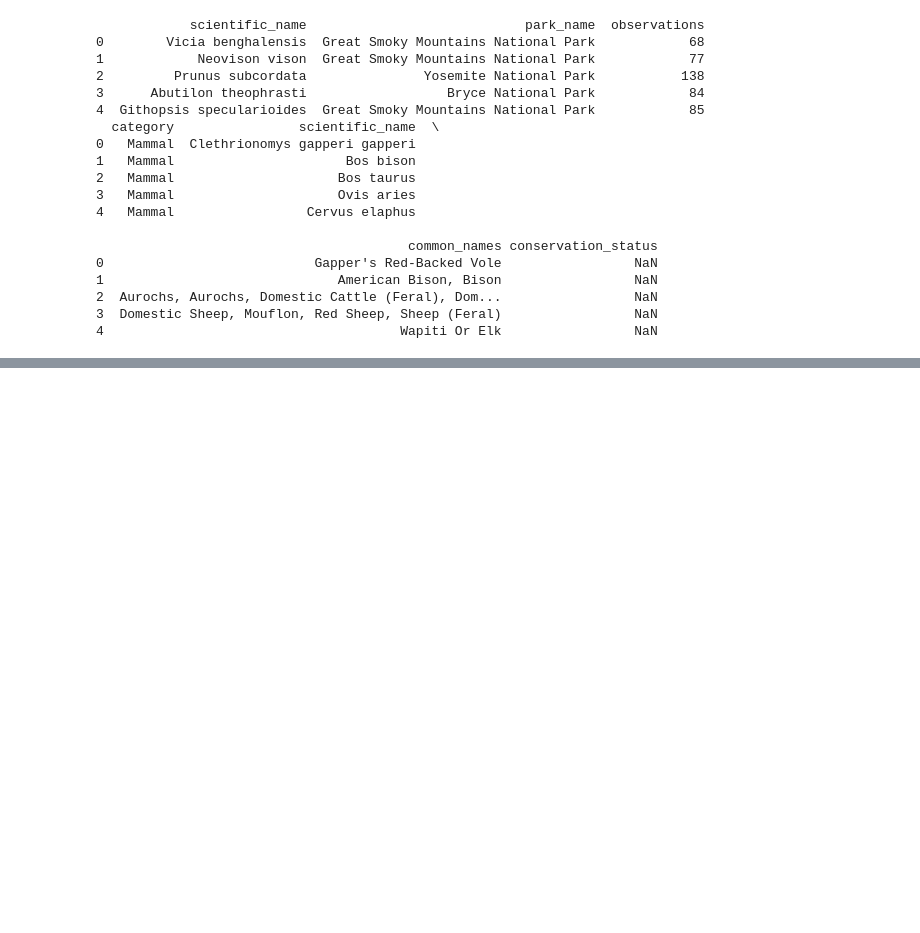
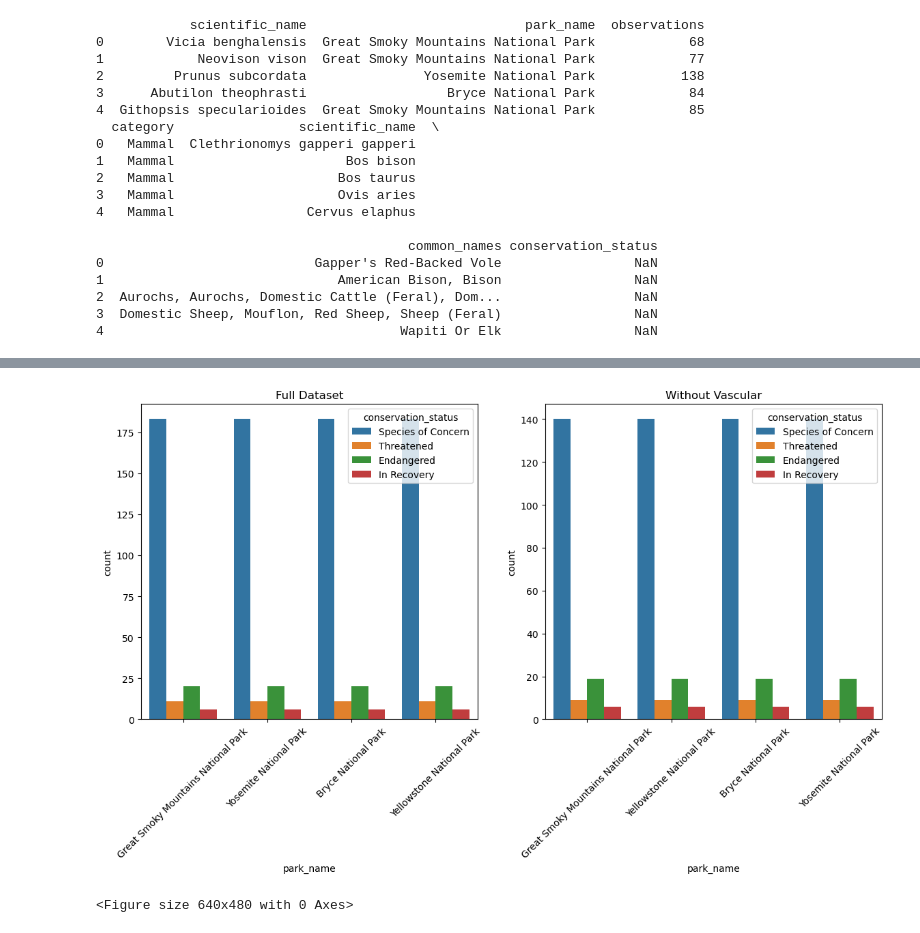
Before and after one commit to jacobledger/biodiversity_starter, a Jupyter notebook: biodiversity.ipynb, the cells around one changed output, grey strips where cells are left out. Saved outputs shown, nothing was run; the diff lists cells and outputs as text; code cells hidden in the pictures; blank space fills up the shorter version.

```diff
--- a/biodiversity.ipynb
+++ b/biodiversity.ipynb
@@ -30,0 +210,16 @@ print(sp_df.head())
+# %%
+# Conservation status proportions remain consistent across parks, indicating unifomity in the dataset.
+
+fig, axes = plt.subplots(1, 2, figsize=(14, 6))
+sns.countplot(data=full_df, x='park_name', hue='conservation_status', ax=axes[0])
+axes[0].set_title('Full Dataset')
+#plt.xticks(rotation=45, ha='right')
+sns.countplot(data=full_df[full_df['is_vascular_plant'] == False], x='park_name', hue='conservation_status', ax=axes[1])
+axes[1].set_title('Without Vascular')
+for ax in axes:
+    ax.tick_params(axis='x', rotation=45)
+plt.show()
+plt.clf()
+# %% [output]
+[figure, added]
+<Figure size 640x480 with 0 Axes>
```
Also changed, not shown: parts of 13 cells of this notebook.
